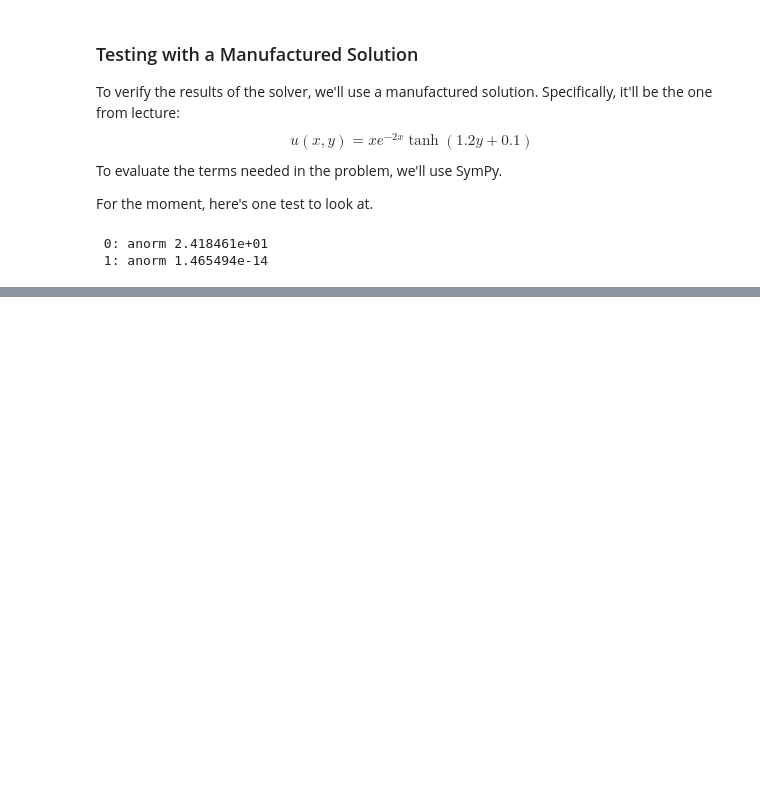
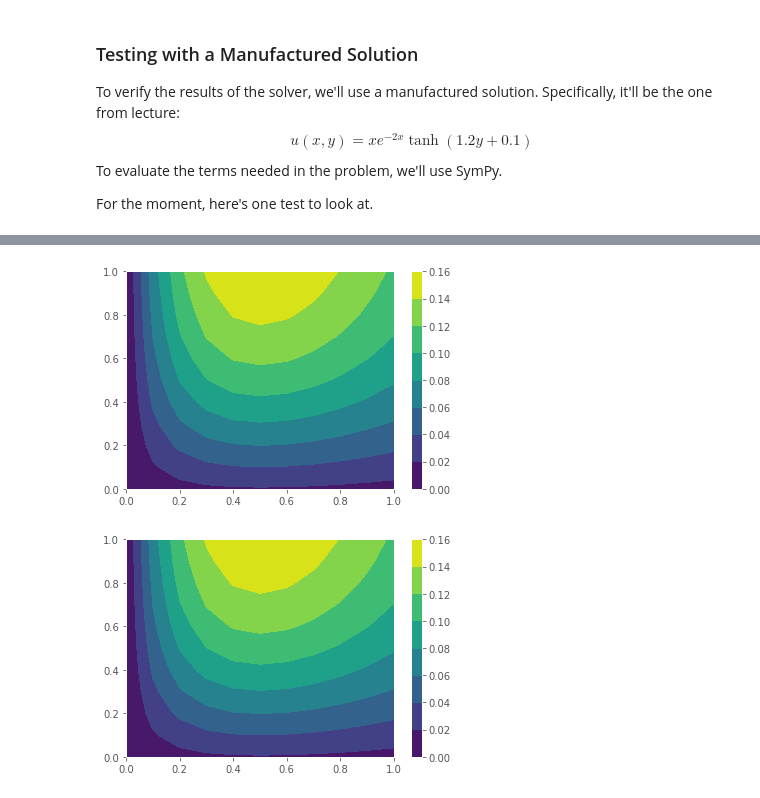
Before and after one commit to j-emmel/class, a Jupyter notebook: hw3/hw3.ipynb, the cells around one changed output, grey strips where cells are left out. Saved outputs shown, nothing was run; the diff lists cells and outputs as text; code cells hidden in the pictures; blank space fills up the shorter version.

```diff
--- a/hw3/hw3.ipynb
+++ b/hw3/hw3.ipynb
@@ -204,12 +190,11 @@ p = 2
 
 mms = mms_p_laplacian(eps, p)
 x, y, u, i = solve_nonlinear(.1,
-    mms.u,   # g0
+    mms.u, # g0
     mms.div_kappa_grad_u, # forcing
     eps = eps,
     p = p,
-    dirichlet=((0,-1),(0,-1)),
-    verbose=True)
+    dirichlet=((0,-1),(0,-1)))
 
 pyplot.figure()
 pyplot.contourf(x, y, u)
@@ -219,5 +204,3 @@ pyplot.figure()
 pyplot.contourf(x, y, mms.u(x,y))
 pyplot.colorbar();
 # %% [output]
- 0: anorm 2.418461e+01
- 1: anorm 1.465494e-14
@@ -227,0 +207,2 @@ pyplot.colorbar();
+[figure, added]
+[figure, added]
```
Also changed, not shown: parts of 11 cells of this notebook.
